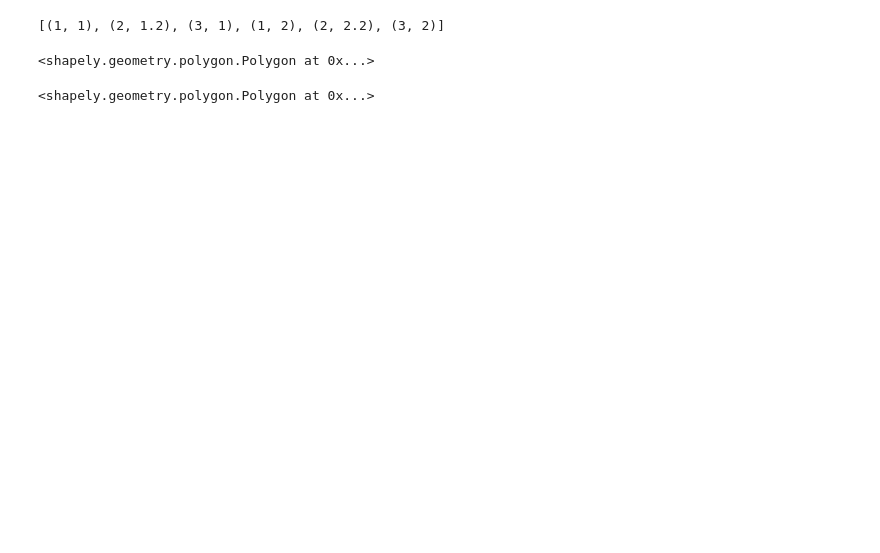
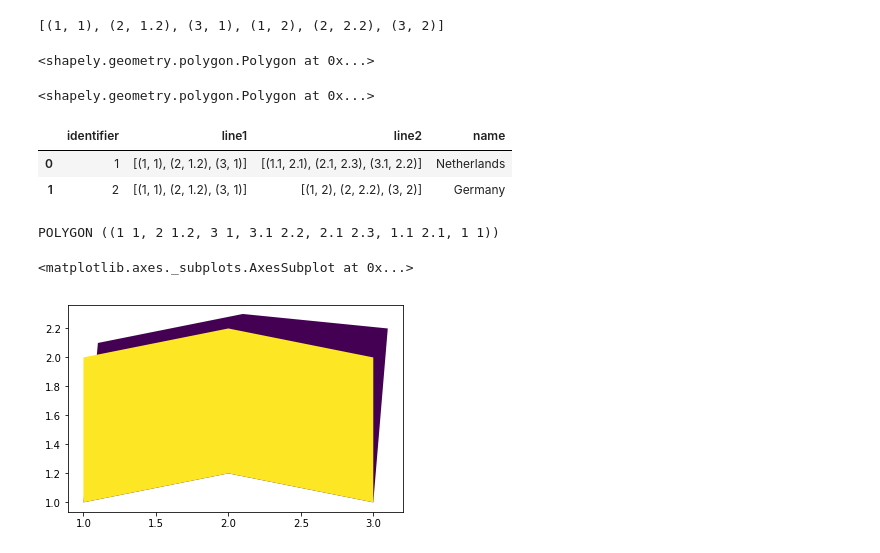
Before and after one commit to wri/Aqueduct30Docker, a Jupyter notebook: notebooks/trash/Untitled3.ipynb, the cells around one changed output. Cells and saved outputs as stored; diff of their text form; code cells hidden in the pictures; blank space fills up the shorter version.

```diff
--- a/notebooks/trash/Untitled3.ipynb
+++ b/notebooks/trash/Untitled3.ipynb
@@ -24,0 +33,23 @@ Polygon(polgonList2)
+# %%
+df = pd.DataFrame(d)
+# %%
+df
+# %% [output]
+|  | identifier | line1 | line2 | name |
+| 0 | 1 | [(1, 1), (2, 1.2), (3, 1)] | [(1.1, 2.1), (2.1, 2.3), (3.1, 2.2)] | Netherlands |
+| 1 | 2 | [(1, 1), (2, 1.2), (3, 1)] | [(1, 2), (2, 2.2), (3, 2)] | Germany |
+# %%
+def makePolygon(row):
+    line2reverse = list(reversed(row["line2"]))
+    return Polygon(line1+line2reverse)
+# %%
+geometries = []
+for index, row in df.iterrows():
+    geometries.append(makePolygon(row))
+# %%
+print(geometries[0])
+# %% [output]
+POLYGON ((1 1, 2 1.2, 3 1, 3.1 2.2, 2.1 2.3, 1.1 2.1, 1 1))
+# %%
+crs = {'init': 'epsg:4326'}
+gdf = gpd.GeoDataFrame(df, crs=crs, geometry=geometries)
@@ -24,0 +58,5 @@ Polygon(polgonList2)
+# %%
+gdf.plot(column='identifier')
+# %% [output]
+<matplotlib.axes._subplots.AxesSubplot at 0x...>
+[figure, added]
```
Also changed, not shown: parts of 3 cells of this notebook, 15 other files.
